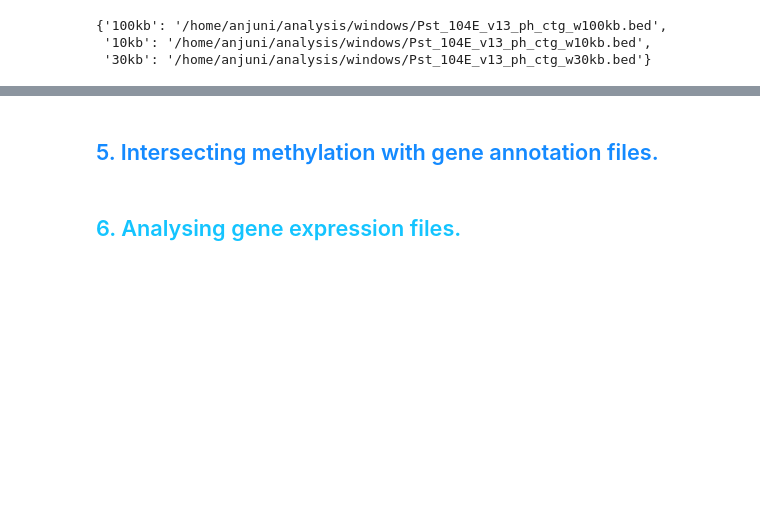
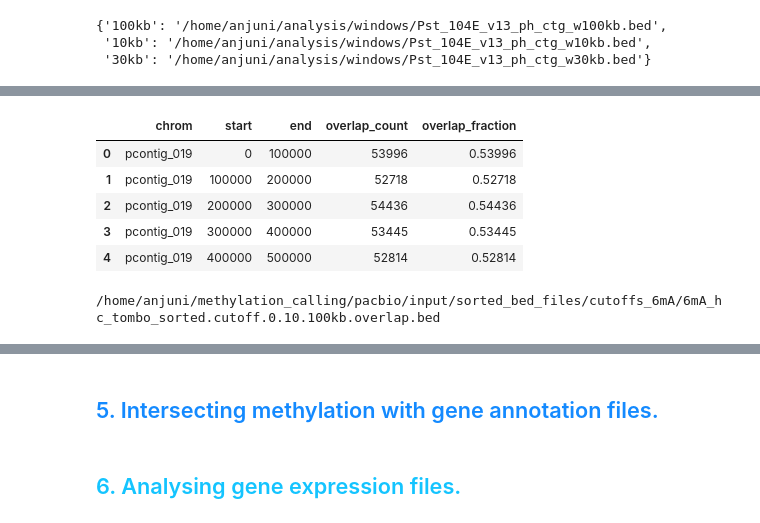
Before and after one commit to BenjaminSchwessinger/Honours_year, a Jupyter notebook: fisher/methylation/BEDtools_analysis.ipynb, the cells around one changed output, grey strips where cells are left out. Drawn from its saved outputs; the diff is of its cells as text; code cells hidden in the pictures; blank space fills up the shorter version.

```diff
--- a/fisher/methylation/BEDtools_analysis.ipynb
+++ b/fisher/methylation/BEDtools_analysis.ipynb
@@ -563,0 +784,17 @@ pprint.pprint(window_bed_dict)
+# %%
+# rename headings
+tmp_df.rename(columns={'name': 'overlap_count', 'thickStart': 'overlap_fraction'}, inplace=True)
+tmp_df.head()
+# %% [output]
+|  | chrom | start | end | overlap_count | overlap_fraction |
+| 0 | pcontig_019 | 0 | 100000 | 53996 | 0.53996 |
+| 1 | pcontig_019 | 100000 | 200000 | 52718 | 0.52718 |
+| 2 | pcontig_019 | 200000 | 300000 | 54436 | 0.54436 |
+| 3 | pcontig_019 | 300000 | 400000 | 53445 | 0.53445 |
+| 4 | pcontig_019 | 400000 | 500000 | 52814 | 0.52814 |
+# %%
+# change output file path
+tmp_fn = feature_fn_dict['ont_6mA_0.10'].replace('.bed', '%s.overlap.bed' % '.100kb')
+print(tmp_fn)
+# %% [output]
+/home/anjuni/methylation_calling/pacbio/input/sorted_bed_files/cutoffs_6mA/6mA_hc_tombo_sorted.cutoff.0.10.100kb.overlap.bed
```
Also changed, not shown: parts of 37 cells of this notebook.
